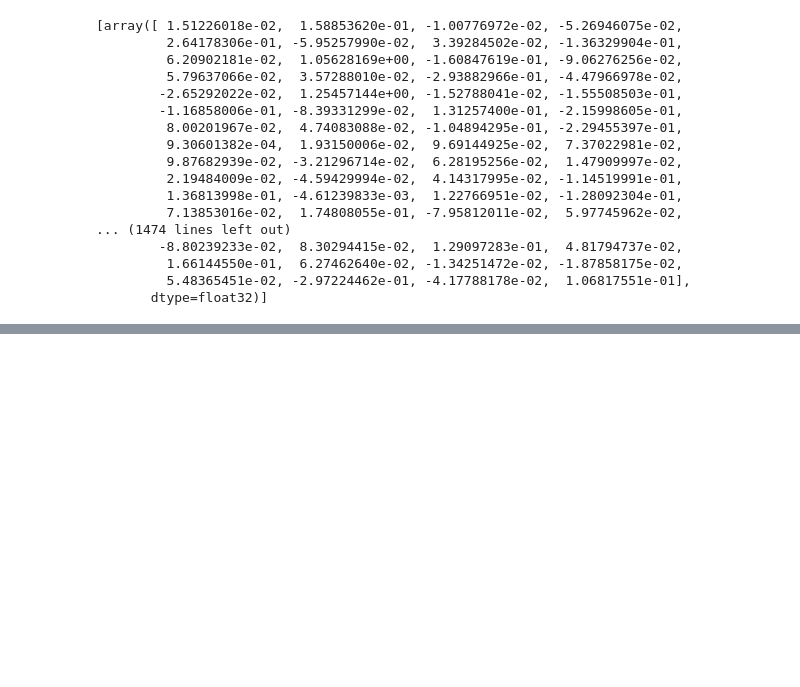
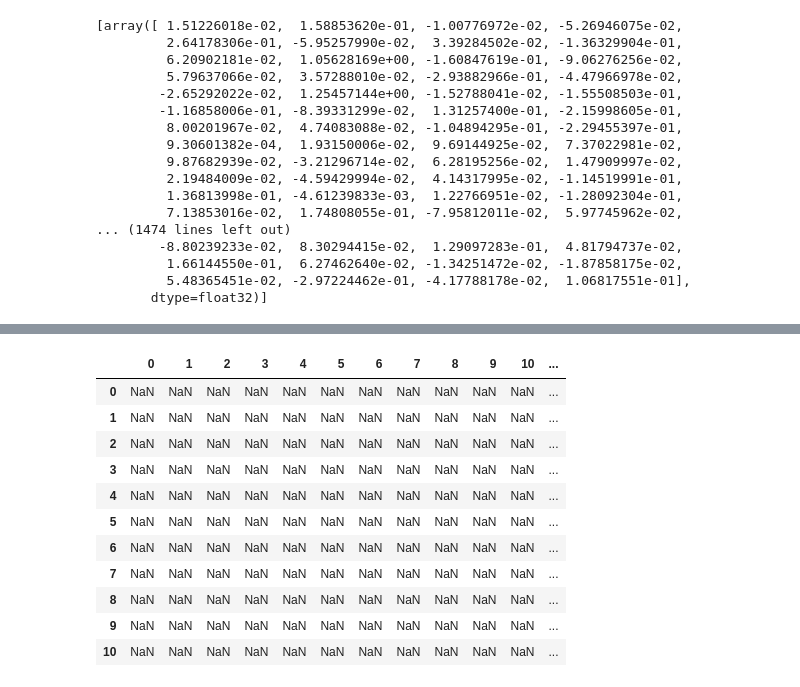
Before and after one commit to cviaai/coronomy, a Jupyter notebook: preprocessing/draft_example.ipynb, the cells around one changed output, grey strips where cells are left out. Saved outputs shown, nothing was run; the diff lists cells and outputs as text; code cells hidden in the pictures; blank space fills up the shorter version.

Commit message:
Company data and similarity measurement

```diff
--- a/preprocessing/draft_example.ipynb
+++ b/preprocessing/draft_example.ipynb
@@ -253,0 +315,2 @@ vector_list
+# %%
+company_data.drop(columns = ['phone', 'email', 'social', 'password'], inplace = True)
@@ -253,0 +325,11 @@ vector_list
+# %%
+id_strings_company = []
+
+for index in range(company_data.shape[0]):
+    current_string = []
+    for column in range(company_data.shape[1]):
+        current_string.append(company_data.iloc[index][column])
+    new_string = ''
+    for index in range(len(current_string)):
+        new_string += str(current_string[index]) + ' '
+    id_strings_company.append(new_string)
@@ -253,0 +350,25 @@ vector_list
+# %%
+import spacy
+
+vector_list_company = []
+nlp = spacy.load('en_core_web_md')
+
+for index in range(len(id_strings_company)):
+    vector_list_company.append(nlp(id_strings_company[index]).vector)
+# %%
+simmilarity_df = pd.DataFrame(index = range(len(vector_list_company)), columns = range(len(vector_list)))
+# %%
+simmilarity_df
+# %% [output]
+|  | 0 | 1 | 2 | 3 | 4 | 5 | 6 | 7 | 8 | 9 | 10 | ... |
+| 0 | NaN | NaN | NaN | NaN | NaN | NaN | NaN | NaN | NaN | NaN | NaN | ... |
+| 1 | NaN | NaN | NaN | NaN | NaN | NaN | NaN | NaN | NaN | NaN | NaN | ... |
+| 2 | NaN | NaN | NaN | NaN | NaN | NaN | NaN | NaN | NaN | NaN | NaN | ... |
+| 3 | NaN | NaN | NaN | NaN | NaN | NaN | NaN | NaN | NaN | NaN | NaN | ... |
+| 4 | NaN | NaN | NaN | NaN | NaN | NaN | NaN | NaN | NaN | NaN | NaN | ... |
+| 5 | NaN | NaN | NaN | NaN | NaN | NaN | NaN | NaN | NaN | NaN | NaN | ... |
+| 6 | NaN | NaN | NaN | NaN | NaN | NaN | NaN | NaN | NaN | NaN | NaN | ... |
+| 7 | NaN | NaN | NaN | NaN | NaN | NaN | NaN | NaN | NaN | NaN | NaN | ... |
+| 8 | NaN | NaN | NaN | NaN | NaN | NaN | NaN | NaN | NaN | NaN | NaN | ... |
+| 9 | NaN | NaN | NaN | NaN | NaN | NaN | NaN | NaN | NaN | NaN | NaN | ... |
+| 10 | NaN | NaN | NaN | NaN | NaN | NaN | NaN | NaN | NaN | NaN | NaN | ... |
```
Also changed, not shown: parts of 17 cells of this notebook, 1 other file.
